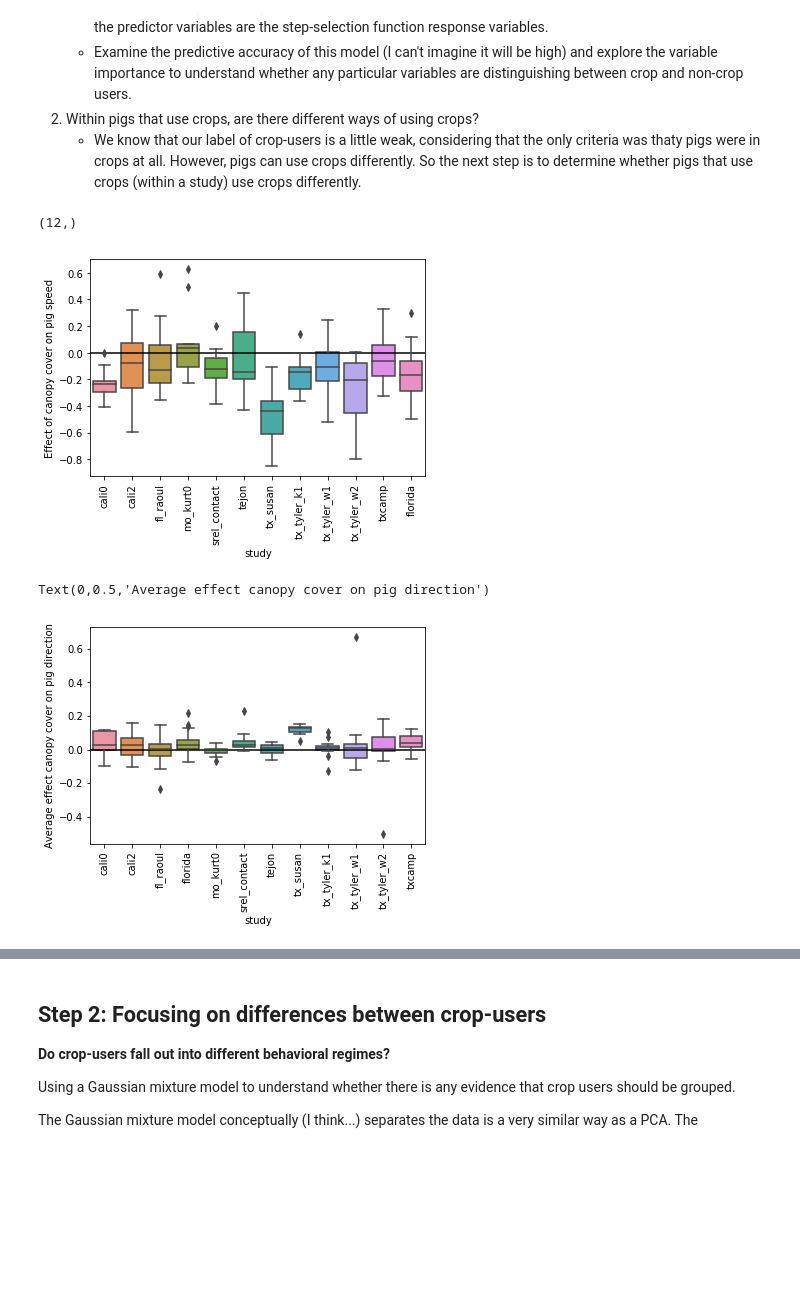
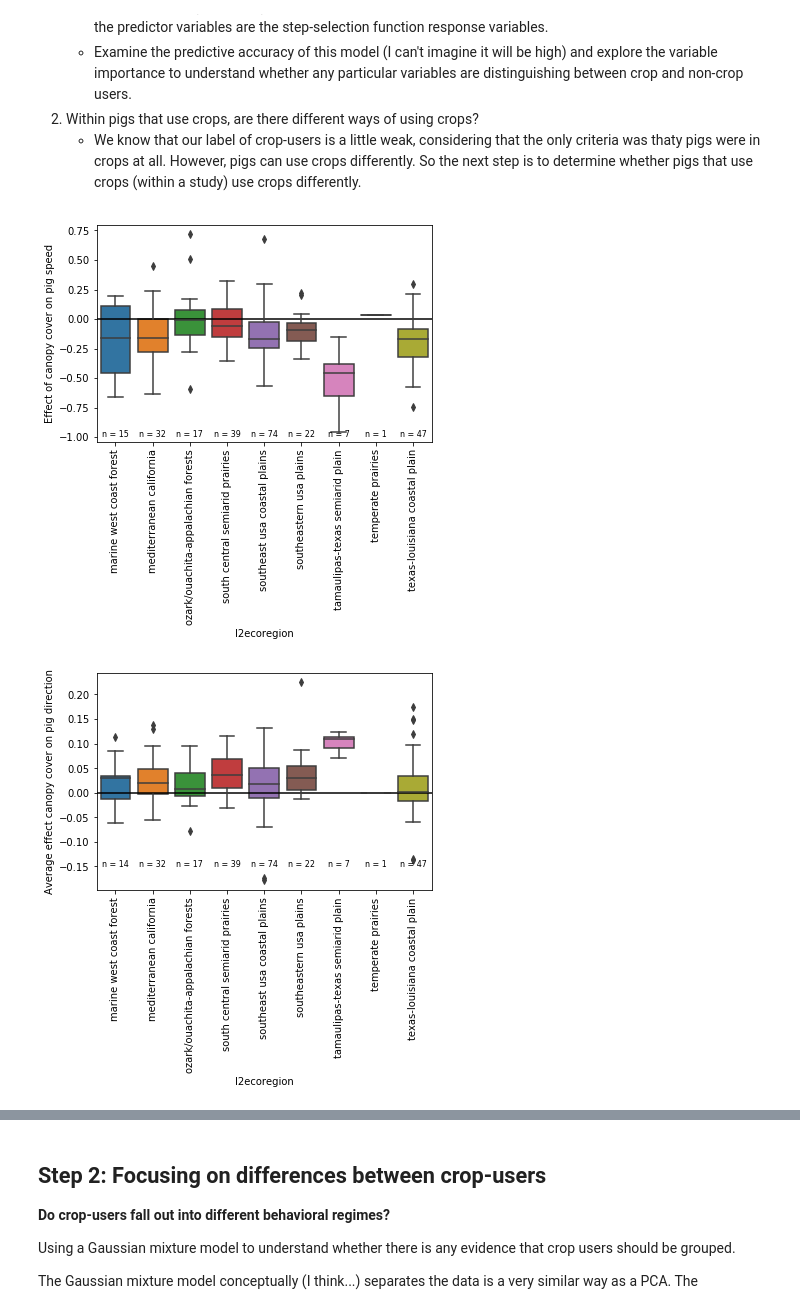
Before and after one commit to mqwilber/rsf_swine, a Jupyter notebook: code/Cluster_analysis.ipynb, the cells around one changed output, grey strips where cells are left out. Saved outputs shown, nothing was run; the diff lists cells and outputs as text; code cells hidden in the pictures; blank space fills up the shorter version.

Commit message:
Added ecoregion to analysis

```diff
--- a/code/Cluster_analysis.ipynb
+++ b/code/Cluster_analysis.ipynb
@@ -37,7 +37,7 @@ ctypes = params['croptypes']
 modparams = []
 
 for i in range(1, 4):
-    modparams.append(pd.read_csv("../results/effect_size_data/model{0}allparams.csv".format(i)))
+    modparams.append(pd.read_csv("../results/effect_size_data/model{0}allparams_crop_day_factor_onlycrop.csv".format(i)))
 # %%
 # Make a crop user dictionary to link to
 mod1main = pd.read_csv("../results/effect_size_data/model1maineffects.csv")
@@ -46,30 +46,52 @@ cropuser = cropuser[~cropuser.duplicated()]
 
 # Load in pig attribute data
 pigatt = pd.read_csv("../data/formatted/pig_attributes.csv")[['pigID', 'sex']]
+studyatt = pd.read_csv("../data/formatted/study_summary.csv")[['study', 'l2ecoregion']]
+leco = studyatt.l2ecoregion.str.lower()
+studyatt = studyatt.assign(l2ecoregion=leco)
+
+for i in range(3):
+    modparams[i] = (modparams[i].set_index("study")
+                               .join(studyatt.set_index("study"))
+                               .reset_index())
-# %%
-modparams[0].study.unique().shape
-# %% [output]
-(12,)
 # %%
-cc = modparams[1][modparams[1].coef.isin(['canopycover_loc'])]
+cc = modparams[1][modparams[1].coef.isin(['canopycover_loc'])].sort_index()
 cc
-ax = sns.boxplot(x="study", y="value", data=cc)
+ax = sns.boxplot(x="l2ecoregion", y="value", data=cc,
+                             order=np.sort(cc.l2ecoregion.unique()))
 ax.set_xticklabels(ax.get_xticklabels(), rotation=90)
 ax.hlines(0, *ax.get_xlim())
 ax.set_ylabel("Effect of canopy cover on pig speed")
-plt.savefig("../docs/presentations/images/canopycover_pop.pdf", bbox_inches="tight")
+
+# Plot sample size below plots
+sampsize = cc.l2ecoregion.value_counts().sort_index().values
+xticks = ax.get_xticks()
+for i, x in enumerate(xticks):
+    ax.text(x, -1, "n = {0}".format(sampsize[i]), size=8, ha="center")
+
+#plt.savefig("../docs/presentations/images/canopycover_pop.pdf", bbox_inches="tight")
 # %% [output]
-[figure, old version]
+[figure, new version]
 # %%
 b = modparams[1]
-cc_grad = b[b.coef.str.find("canopycover_grad") != -1].groupby(['study', 'pigID']).value.mean().reset_index()
-cc_grad
+cc_grad = (b[b.coef.str.find("canopycover_grad") != -1]
+                .groupby(['l2ecoregion', 'pigID']).value.mean()
+                .reset_index())
+#print(cc_grad)
 
-ax = sns.boxplot(x="study", y="value", data=cc_grad)
+# Drop caliNC13b for visual clarity
+cc_grad = cc_grad[cc_grad.pigID != "caliNC13b"]
+
+ax = sns.boxplot(x="l2ecoregion", y="value", data=cc_grad,
+                    order=np.sort(cc_grad.l2ecoregion.unique()))
 ax.set_xticklabels(ax.get_xticklabels(), rotation=90)
 ax.hlines(0, *ax.get_xlim())
 ax.set_ylabel("Average effect canopy cover on pig direction")
+
+sampsize = cc_grad.l2ecoregion.value_counts().sort_index().values
+xticks = ax.get_xticks()
+for i, x in enumerate(xticks):
+    ax.text(x, -0.15, "n = {0}".format(sampsize[i]), size=8, ha="center")
 #plt.savefig("../docs/presentations/images/canopycover_grad.pdf", bbox_inches="tight")
 # %% [output]
-Text(0,0.5,'Average effect canopy cover on pig direction')
-[figure, old version]
+[figure, new version]
```
Also changed, not shown: parts of 15 cells of this notebook, 3 other files.
